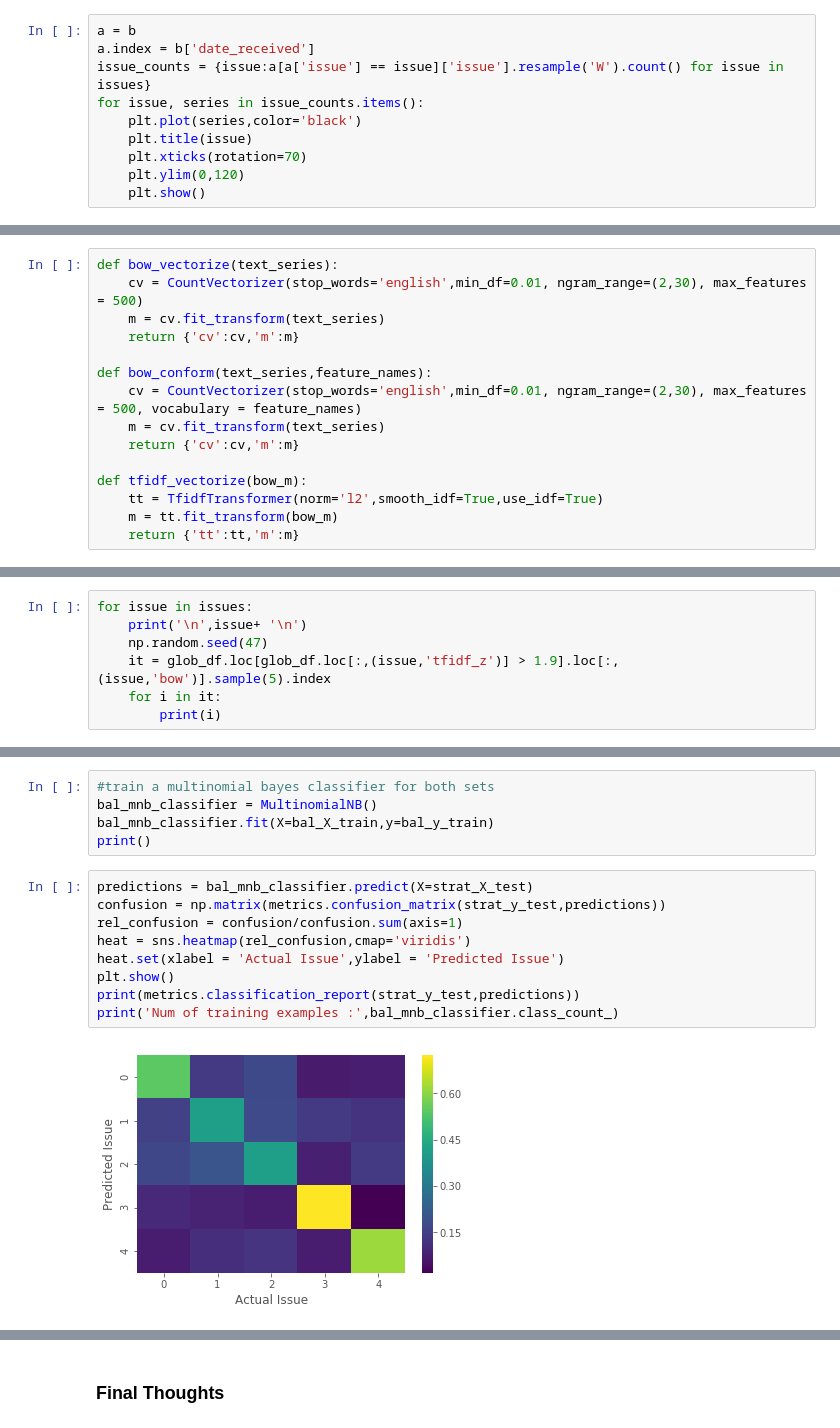
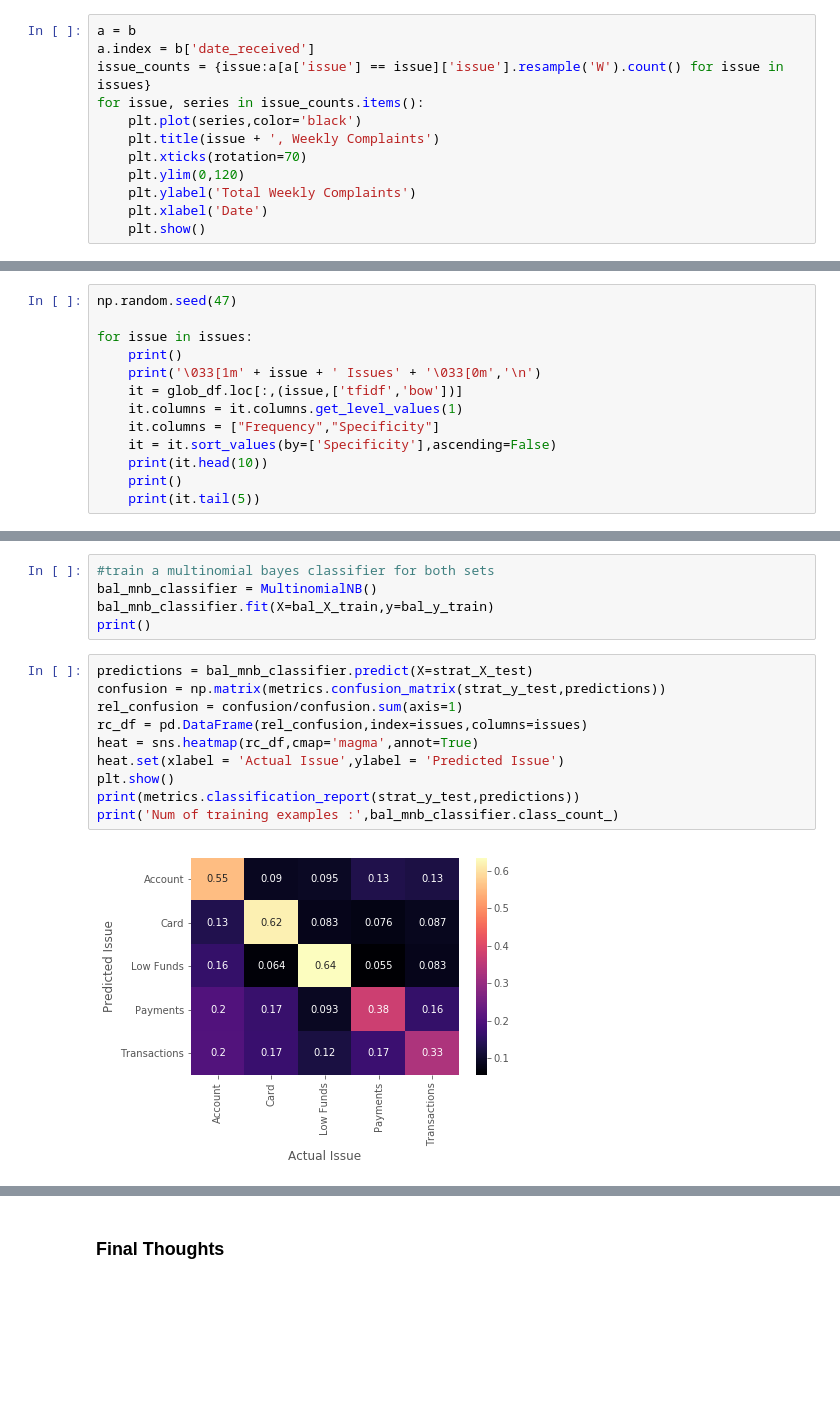
Before and after one commit to swfisher/springboard, a Jupyter notebook: complaints/reports/complaints_data_story.ipynb, the cells around one changed output, grey strips where cells are left out. Saved outputs shown, nothing was run; the diff lists cells and outputs as text; blank space fills up the shorter version.

```diff
--- a/complaints/reports/complaints_data_story.ipynb
+++ b/complaints/reports/complaints_data_story.ipynb
@@ -145,8 +163,10 @@ a.index = b['date_received']
 issue_counts = {issue:a[a['issue'] == issue]['issue'].resample('W').count() for issue in issues}
 for issue, series in issue_counts.items():
     plt.plot(series,color='black')
-    plt.title(issue)
+    plt.title(issue + ', Weekly Complaints')
     plt.xticks(rotation=70)
     plt.ylim(0,120)
+    plt.ylabel('Total Weekly Complaints')
+    plt.xlabel('Date')
     plt.show()
 # %% [output]
@@ -167,18 +190,3 @@ The phrases we're especially interested are very commonly stated about a specifi
 
 Let's find out what the distribution of specific vs non-specific terms looks like. To do this we'll use a metric formally called TFIDF, designed to measure term specificity. TFIDF balances how often a term occurs in a particular issue against how often it occurs in general. To help us remember what we're talking about, we'll just refer to it as term specificity.
-# %%
-def bow_vectorize(text_series):
-    cv = CountVectorizer(stop_words='english',min_df=0.01, ngram_range=(2,30), max_features = 500)
-    m = cv.fit_transform(text_series)
-    return {'cv':cv,'m':m}
-
-def bow_conform(text_series,feature_names):
-    cv = CountVectorizer(stop_words='english',min_df=0.01, ngram_range=(2,30), max_features = 500, vocabulary = feature_names)
-    m = cv.fit_transform(text_series)
-    return {'cv':cv,'m':m}
-
-def tfidf_vectorize(bow_m):
-    tt = TfidfTransformer(norm='l2',smooth_idf=True,use_idf=True)
-    m = tt.fit_transform(bow_m)
-    return {'tt':tt,'m':m}
 # %% [markdown]
@@ -228,7 +243,0 @@ From a common sense standpoint, these are the terms which appear most often in m
-# %%
-for issue in issues:
-    print('\n',issue+ '\n')
-    np.random.seed(47)
-    it = glob_df.loc[glob_df.loc[:,(issue,'tfidf_z')] > 1.9].loc[:,(issue,'bow')].sample(5).index
-    for i in it:
-        print(i)
@@ -252,0 +246,13 @@ new debit
+# %%
+np.random.seed(47)
+
+for issue in issues:
+    print()
+    print('\033[1m' + issue + ' Issues' + '\033[0m','\n')
+    it = glob_df.loc[:,(issue,['tfidf','bow'])]
+    it.columns = it.columns.get_level_values(1)
+    it.columns = ["Frequency","Specificity"]
+    it = it.sort_values(by=['Specificity'],ascending=False)
+    print(it.head(10))
+    print()
+    print(it.tail(5))
@@ -322,11 +346,12 @@ print()
 # %%
 predictions = bal_mnb_classifier.predict(X=strat_X_test)
 confusion = np.matrix(metrics.confusion_matrix(strat_y_test,predictions))
 rel_confusion = confusion/confusion.sum(axis=1)
-heat = sns.heatmap(rel_confusion,cmap='viridis')
+rc_df = pd.DataFrame(rel_confusion,index=issues,columns=issues)
+heat = sns.heatmap(rc_df,cmap='magma',annot=True)
 heat.set(xlabel = 'Actual Issue',ylabel = 'Predicted Issue')
 plt.show()
 print(metrics.classification_report(strat_y_test,predictions))
 print('Num of training examples :',bal_mnb_classifier.class_count_)
 # %% [output]
-[figure, old version]
+[figure, new version]
```
Also changed, not shown: parts of 20 cells of this notebook.
